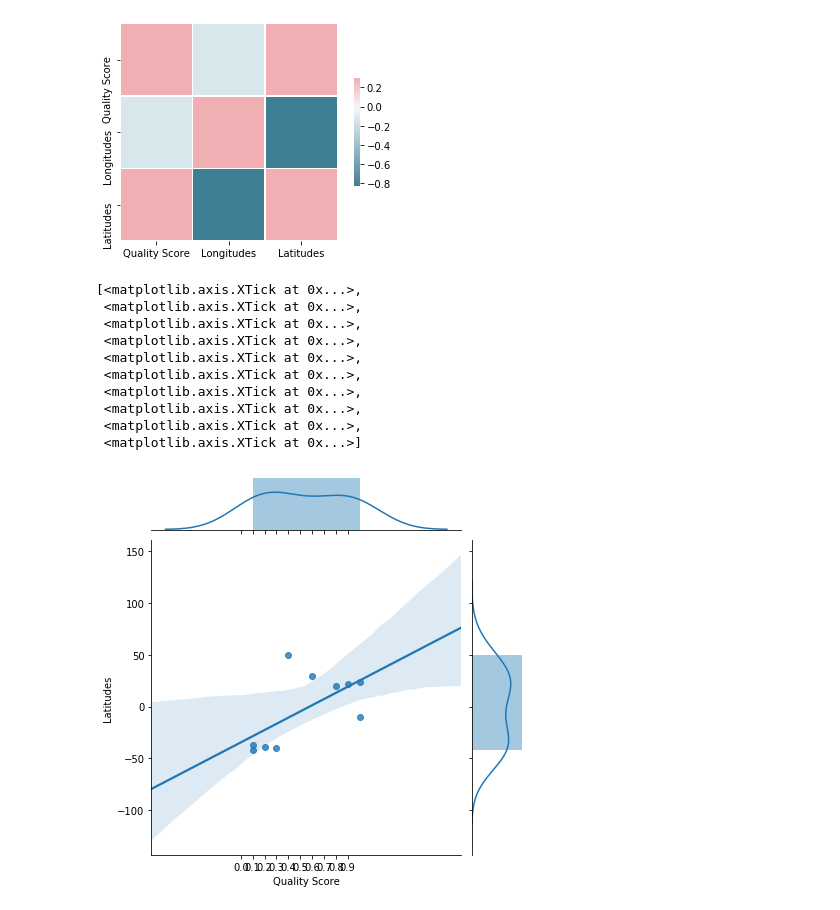
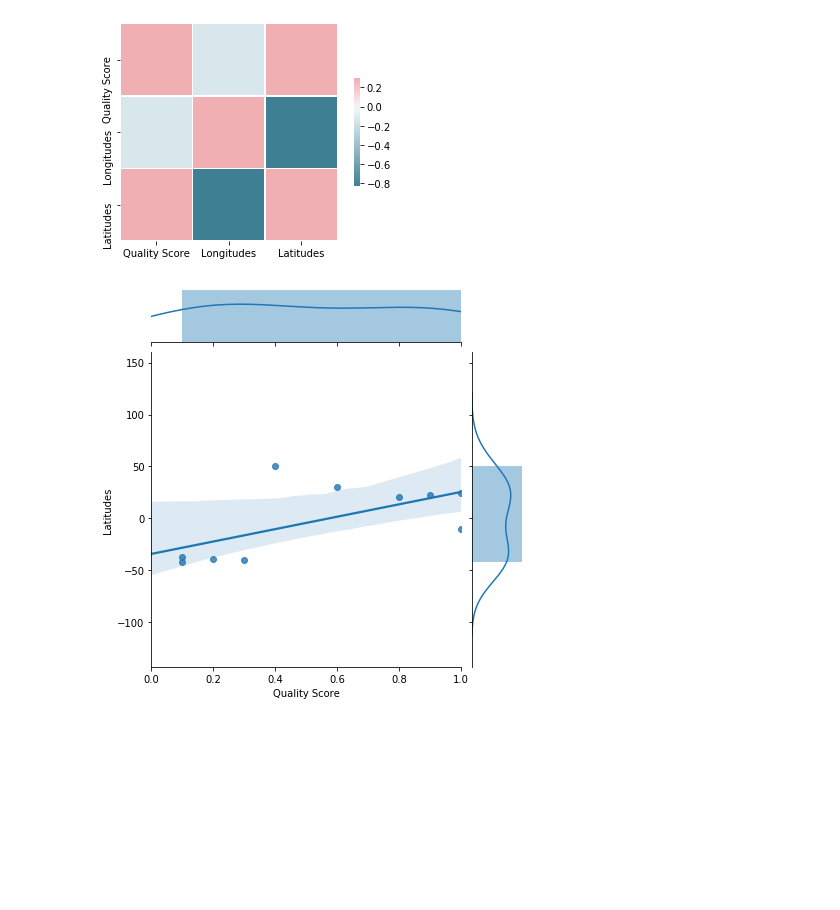
Before and after one commit to oceanhackweek/ohw19-projects-TMIVP, a Jupyter notebook: Fake_data.ipynb, the cells around one changed output. Drawn from its saved outputs; the diff is of its cells as text; code cells hidden in the pictures; blank space fills up the shorter version.

Commit message:
Produce jointplot image with correct tick marks.

```diff
--- a/Fake_data.ipynb
+++ b/Fake_data.ipynb
@@ -75,17 +75,7 @@ mask[np.triu_indices_from(mask)] = True
 cmap = seaborn.diverging_palette(220, 10, as_cmap=True)
 # %%
 fig = seaborn.jointplot("Quality Score", "Latitudes", full_df, kind="reg")
-fig.ax_joint.set_xticks(np.arange(0, 1, 0.1))
-#plt.xticks(np.arange(min(x), max(x)+1, 1.0))
+fig.ax_joint.set_xlim((0, 1))
+fig.savefig('jointplot.png')
 # %% [output]
-[<matplotlib.axis.XTick at 0x...>,
- <matplotlib.axis.XTick at 0x...>,
- <matplotlib.axis.XTick at 0x...>,
- <matplotlib.axis.XTick at 0x...>,
- <matplotlib.axis.XTick at 0x...>,
- <matplotlib.axis.XTick at 0x...>,
- <matplotlib.axis.XTick at 0x...>,
- <matplotlib.axis.XTick at 0x...>,
- <matplotlib.axis.XTick at 0x...>,
- <matplotlib.axis.XTick at 0x...>]
-[figure, old version]
+[figure, new version]
```
Also changed, not shown: 2 other files.
